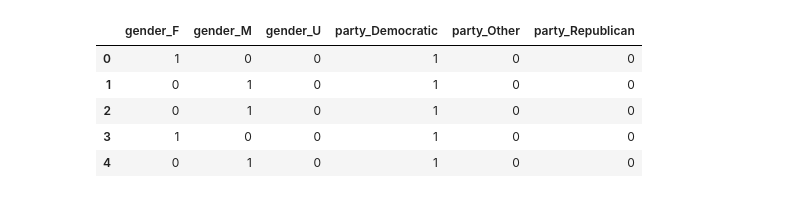
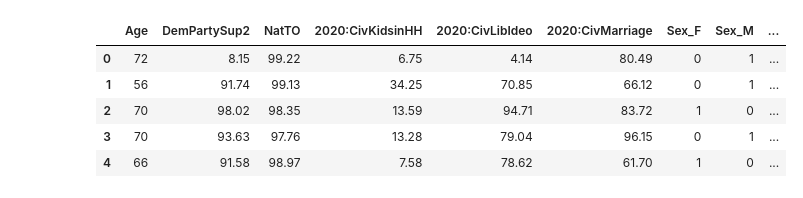
Before and after one commit to leomerits/Arizona_Election_Project, a Jupyter notebook: Machine_learning/Draft_machine_learning.ipynb, the cells around one changed output. Saved outputs shown, nothing was run; the diff lists cells and outputs as text; code cells hidden in the pictures.

```diff
--- a/Machine_learning/Draft_machine_learning.ipynb
+++ b/Machine_learning/Draft_machine_learning.ipynb
@@ -50,6 +62,6 @@ turnout_score       int64
 dtype: object
 # %%
 #Drop all columns contained unecesarry features or null nan
-Arizona_Election_df.drop(columns=["turnout_score"], inplace=True)
+Arizona_Election_df.drop(columns=['Partisanship','Voter File VANID','Zip5'], inplace=True)
 Arizona_Election_df
 # %% [output]
@@ -69,4 +81,4 @@ Arizona_Election_df
 # %%
-#drop any null or nan in the data frame
-Arizona_Election_df.dropna(axis = 0, how = "any", thresh = None, subset = None, inplace=False)
-Arizona_Election_df
+# #drop any null or nan in the data frame
+# Arizona_Election_df.dropna(axis = 0, how = "any", thresh = None, subset = None, inplace=False)
+# Arizona_Election_df not longer needed
@@ -86,0 +85,11 @@ Arizona_Election_df
+# %%
+# Convert the target column values to low_chance and high_chance based on their values
+x = {'False': 'Low_chance'}
+Arizona_Election_df = Arizona_Election_df.replace(x)
+
+x = dict.fromkeys(['True'], 'High_Chance')
+Arizona_Election_df = Arizona_Election_df.replace(x)
+
+Arizona_Election_df.reset_index(inplace=True, drop=True)
+
+Arizona_Election_df
@@ -87,17 +110,18 @@ Arizona_Election_df
 # %%
 #converting label columns from txt to numerical model can only work with numberical numbers
-X = pd.get_dummies(Arizona_Election_df, columns=["gender","party",]).drop('partisian_score', axis=1)
+X = pd.get_dummies(Arizona_Election_df,
+                   columns=["Sex","PartyName",'2018:TSM:Eth',]).drop('Pscore', axis=1)
 
 # Create our target
-y = Arizona_Election_df['partisian_score']
+y = Arizona_Election_df['Pscore']
 X.head()
 # %% [output]
-|  | gender_F | gender_M | gender_U | party_Democratic | party_Other | party_Republican |
-| 0 | 1 | 0 | 0 | 1 | 0 | 0 |
-| 1 | 0 | 1 | 0 | 1 | 0 | 0 |
-| 2 | 0 | 1 | 0 | 1 | 0 | 0 |
-| 3 | 1 | 0 | 0 | 1 | 0 | 0 |
-| 4 | 0 | 1 | 0 | 1 | 0 | 0 |
+|  | Age | DemPartySup2 | NatTO | 2020:CivKidsinHH | 2020:CivLibIdeo | 2020:CivMarriage | Sex_F | Sex_M | ... |
+| 0 | 72 | 8.15 | 99.22 | 6.75 | 4.14 | 80.49 | 0 | 1 | ... |
+| 1 | 56 | 91.74 | 99.13 | 34.25 | 70.85 | 66.12 | 0 | 1 | ... |
+| 2 | 70 | 98.02 | 98.35 | 13.59 | 94.71 | 83.72 | 1 | 0 | ... |
+| 3 | 70 | 93.63 | 97.76 | 13.28 | 79.04 | 96.15 | 0 | 1 | ... |
+| 4 | 66 | 91.58 | 98.97 | 7.58 | 78.62 | 61.70 | 1 | 0 | ... |
 # %%
 X.describe()
 # %% [output]
```
Also changed, not shown: parts of 15 cells of this notebook, 2 other files.
